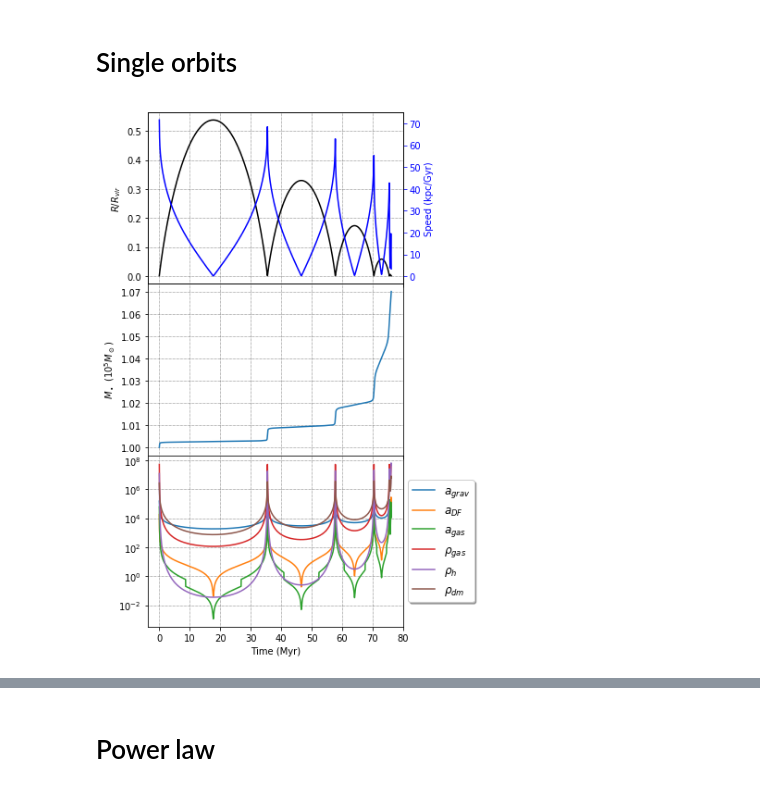
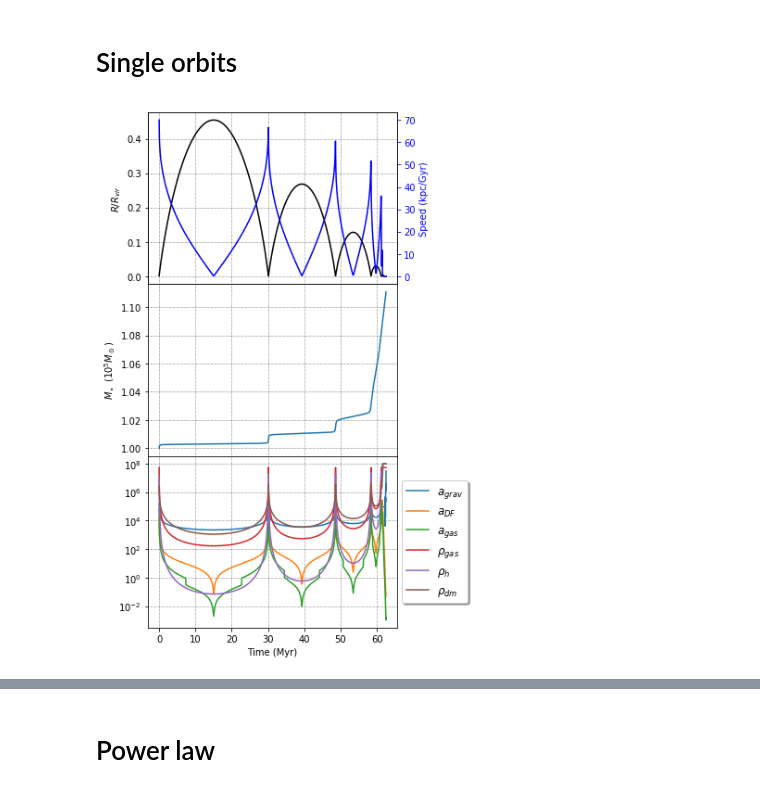
Before and after one commit to jsbarbosa/TesisFisica, a Jupyter notebook: Files/Week 6/Multiple.ipynb, the cells around one changed output, grey strips where cells are left out. Saved outputs shown, nothing was run; the diff lists cells and outputs as text; code cells hidden in the pictures.

```diff
--- a/Files/Week 6/Multiple.ipynb
+++ b/Files/Week 6/Multiple.ipynb
@@ -87,19 +87,16 @@ fig.savefig("density_mass_fs3.png", dpi = 300)
 # %% [markdown]
 # Single orbits
 # %%
-v0 = 70 * 1.023 # to kpc / gyr
+v0 = 70 # to kpc / gyr
 
 smbh_m = 1
 
-smbh.setStellarRatio(0.01)
-
-smbh.setGasPower(-2.2)
-result = smbh.run([v0, 0, 0], smbh_m, save_every = 10)
+result = smbh.run([v0, 0, 0], smbh_m, save_every = 10, triaxial = False)
 
 fig, (ax1, ax2, ax3) = smbh.plotProperties(result)
 
-# fig.savefig('properties_s01v70.png', dpi = 300)
+fig.savefig('properties_s02v70.png', dpi = 300)
 
 plt.show()
 # %% [output]
-[figure, old version]
+[figure, new version]
```
Also changed, not shown: parts of 3 cells of this notebook, 11 other files.
